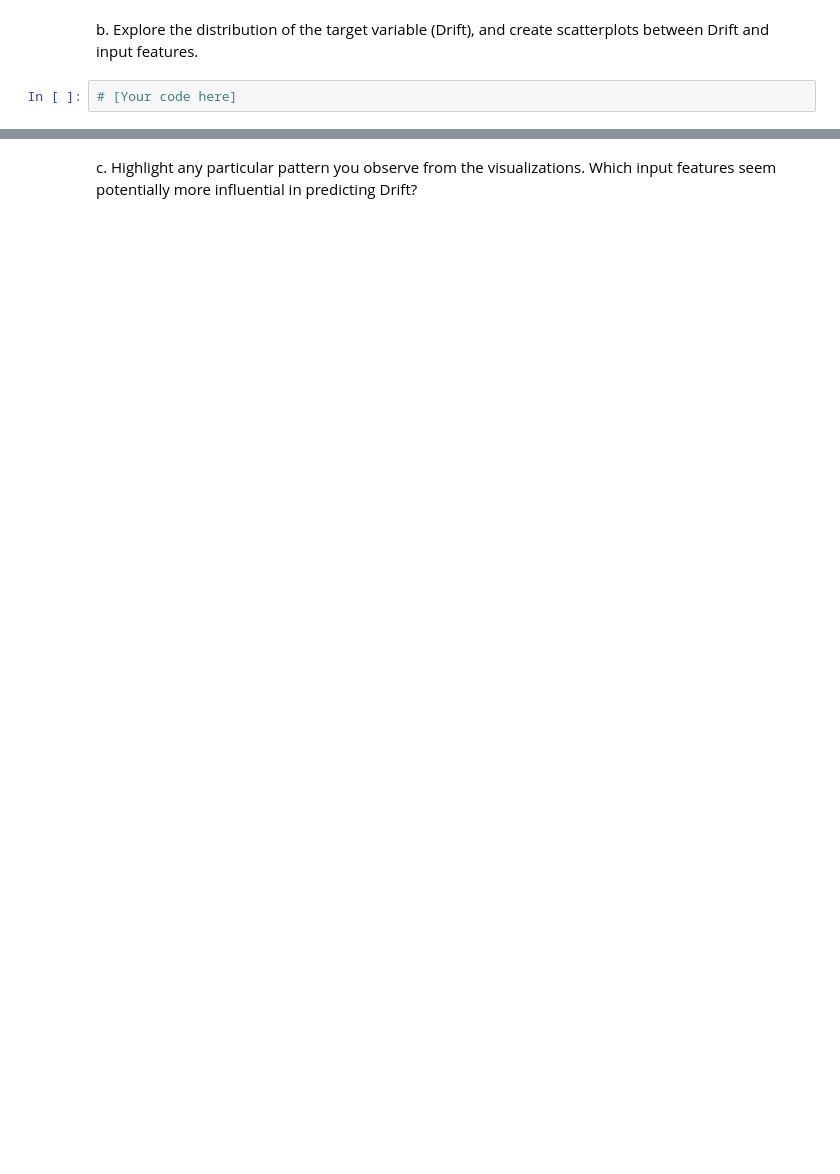
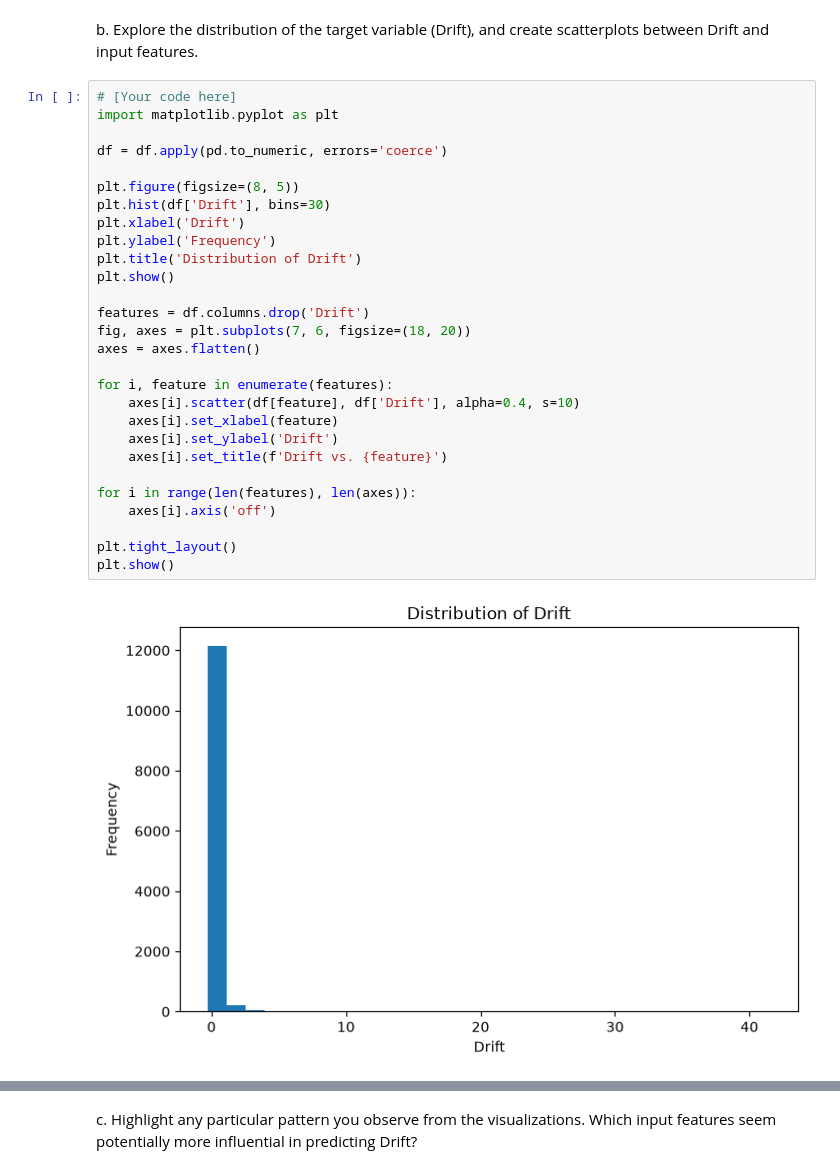
Before and after one commit to alibpowell/ML4021-Group, a Jupyter notebook: 02-seismic-support-vector-regression.ipynb, the cells around one changed output, grey strips where cells are left out. Cells and saved outputs as stored; diff of their text form; blank space fills up the shorter version.

```diff
--- a/02-seismic-support-vector-regression.ipynb
+++ b/02-seismic-support-vector-regression.ipynb
@@ -76,3 +92,31 @@ df.head()
 b. Explore the distribution of the target variable (Drift), and create scatterplots between Drift and input features.
 # %%
 # [Your code here]
+import matplotlib.pyplot as plt
+
+df = df.apply(pd.to_numeric, errors='coerce')
+
+plt.figure(figsize=(8, 5))
+plt.hist(df['Drift'], bins=30)
+plt.xlabel('Drift')
+plt.ylabel('Frequency')
+plt.title('Distribution of Drift')
+plt.show()
+
+features = df.columns.drop('Drift')
+fig, axes = plt.subplots(7, 6, figsize=(18, 20))
+axes = axes.flatten()
+
+for i, feature in enumerate(features):
+    axes[i].scatter(df[feature], df['Drift'], alpha=0.4, s=10)
+    axes[i].set_xlabel(feature)
+    axes[i].set_ylabel('Drift')
+    axes[i].set_title(f'Drift vs. {feature}')
+
+for i in range(len(features), len(axes)):
+    axes[i].axis('off')
+
+plt.tight_layout()
+plt.show()
+# %% [output]
+[figure, added]
```
Also changed, not shown: parts of 7 cells of this notebook, 2 other files.
